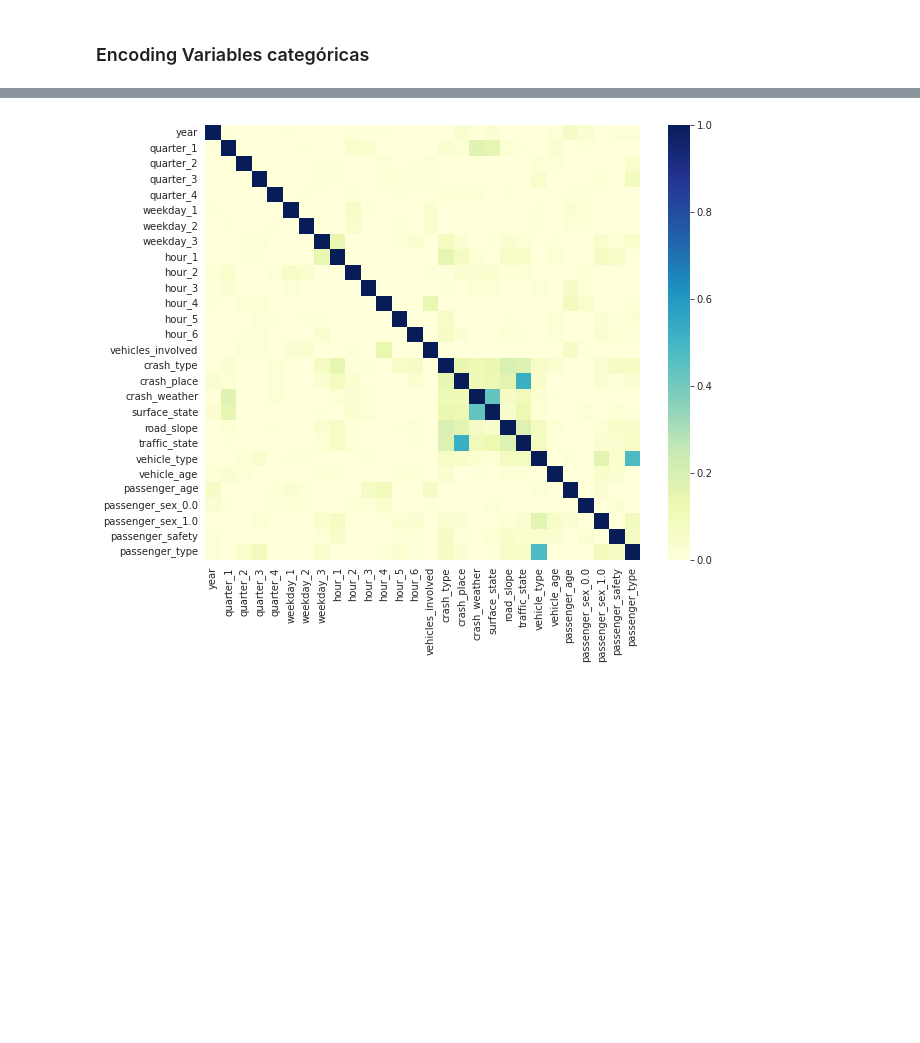
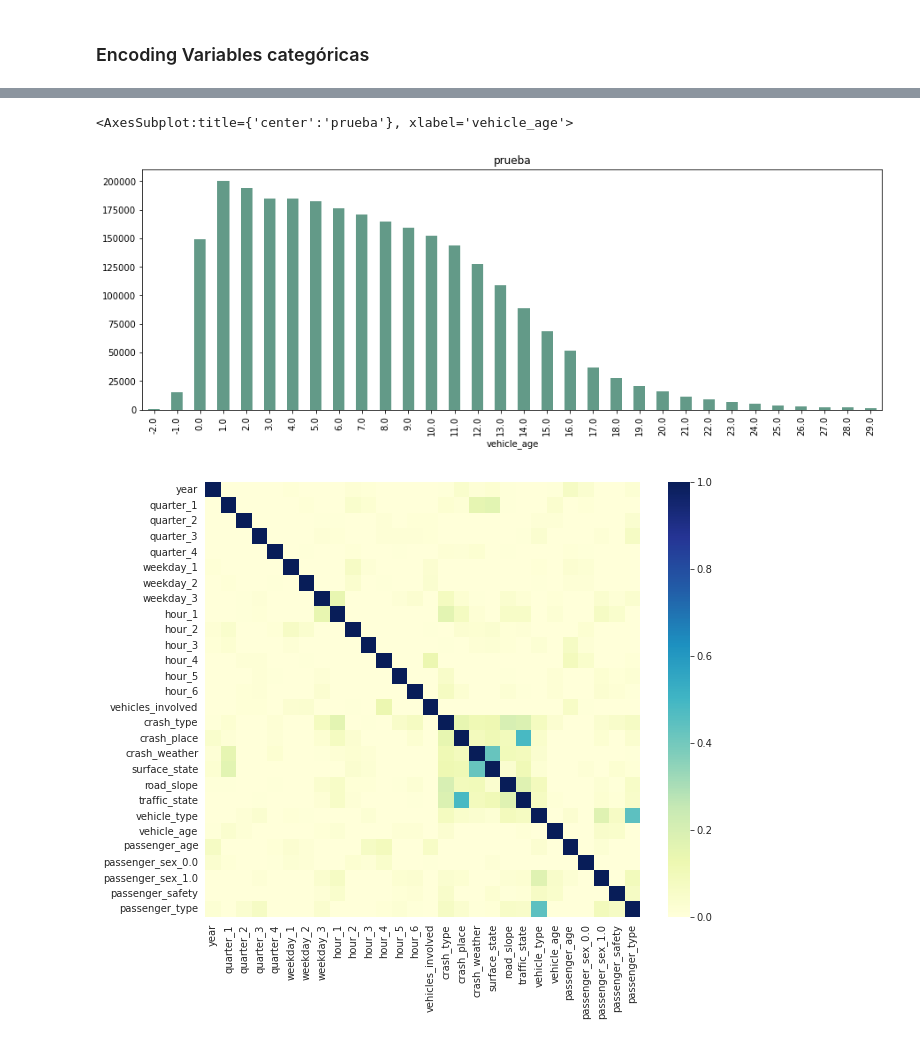
Before and after one commit to AMM53/Accidents-Prediction, a Jupyter notebook: notebooks/FeatureEngineering.ipynb, the cells around one changed output, grey strips where cells are left out. Cells and saved outputs as stored; diff of their text form; code cells hidden in the pictures; blank space fills up the shorter version.

```diff
--- a/notebooks/FeatureEngineering.ipynb
+++ b/notebooks/FeatureEngineering.ipynb
@@ -147,3 +219,9 @@ xtest = xtest.reindex(columns=new_cols)
+# %%
+plt.figure(figsize=(15,5))
+pd.concat([xtrain, pd.DataFrame(ytrain)], axis=1).groupby(('vehicle_age'))['fatality'].count().plot(kind="bar", title="prueba", color = "#639A88")
+# %% [output]
+<AxesSubplot:title={'center':'prueba'}, xlabel='vehicle_age'>
+[figure, added]
 # %%
 #Correlación de Spearman con todas las variables
 plt.figure(figsize=(10,8))
```
Also changed, not shown: parts of 12 cells of this notebook.
